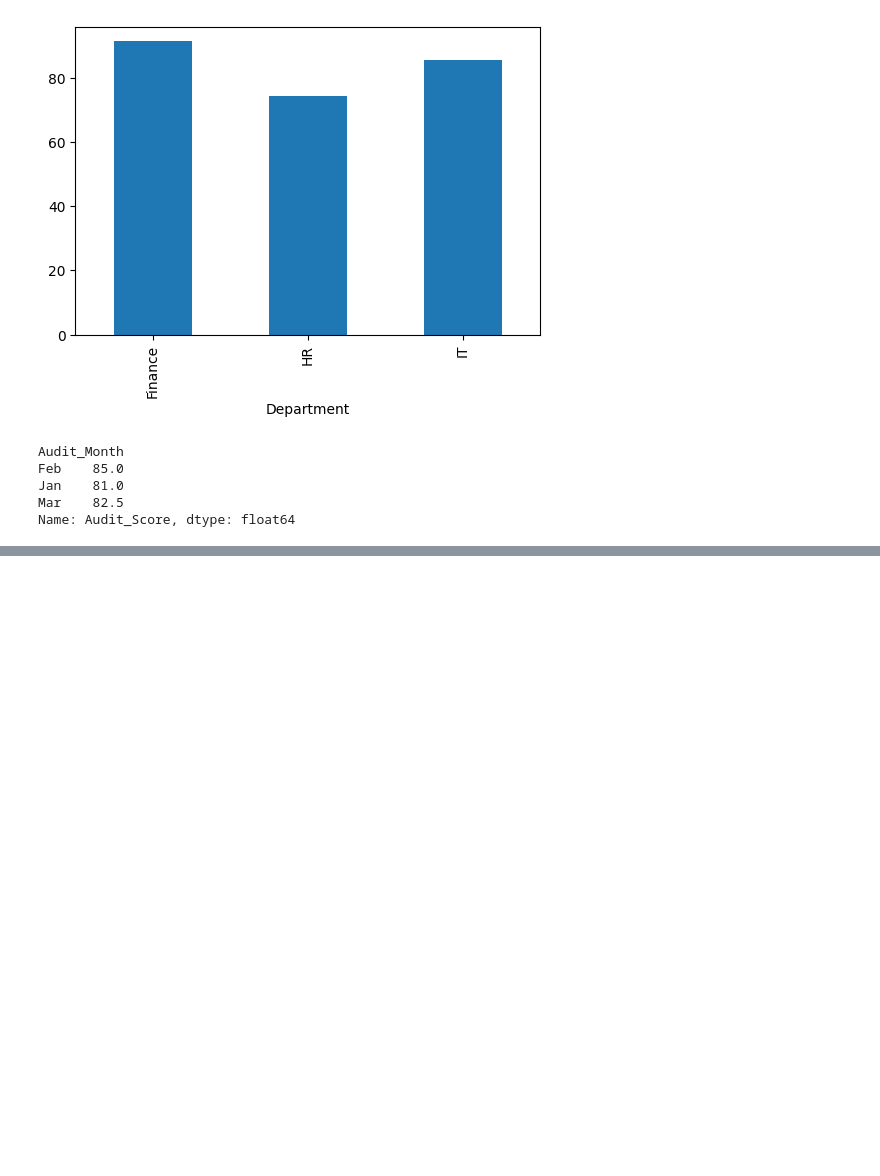
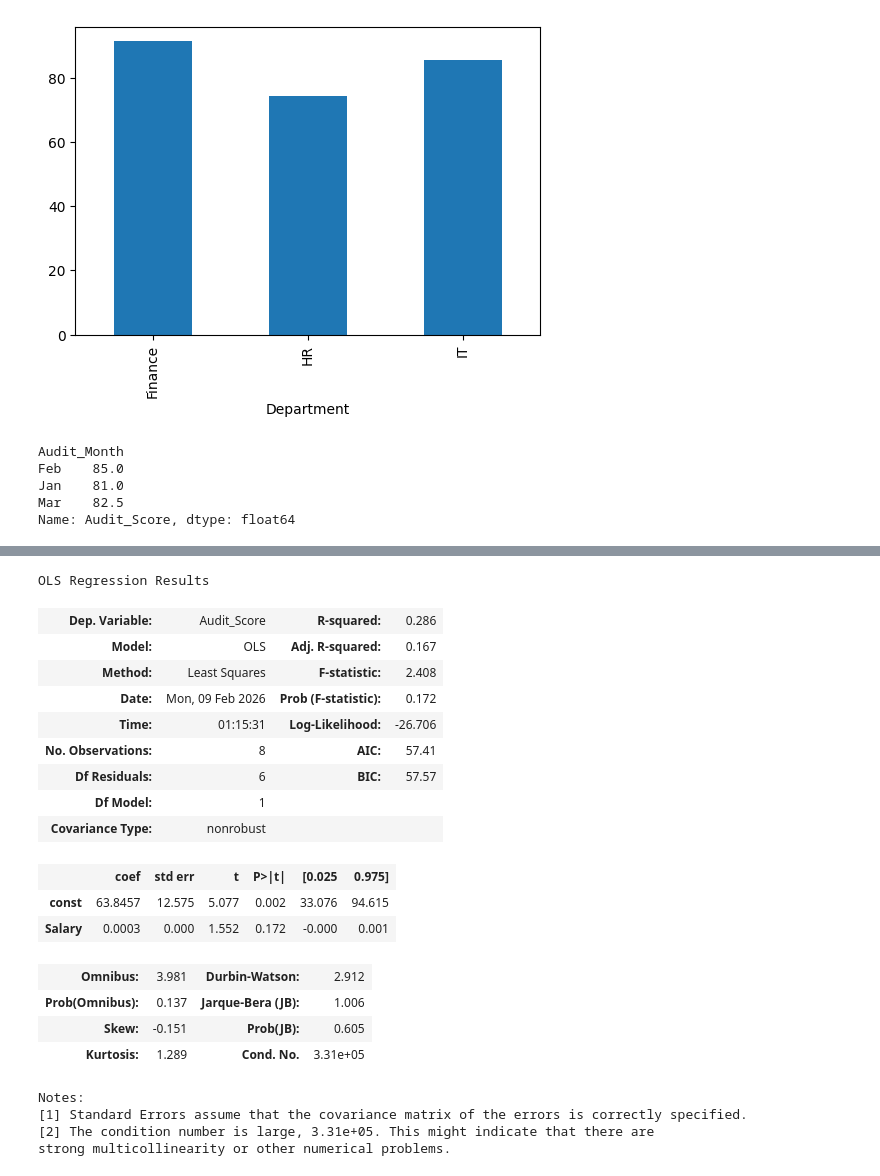
Before and after one commit to nikhilniksss/Python-Programming, a Jupyter notebook: assessment_script.ipynb, the cells around one changed output, grey strips where cells are left out. Saved outputs shown, nothing was run; the diff lists cells and outputs as text; code cells hidden in the pictures; blank space fills up the shorter version.

```diff
--- a/assessment_script.ipynb
+++ b/assessment_script.ipynb
@@ -143,0 +166,30 @@ Name: Audit_Score, dtype: float64
+# %%
+import statsmodels.api as sm
+
+X = sm.add_constant(combined_data["Salary"])
+y = combined_data["Audit_Score"]
+
+model = sm.OLS(y, X).fit()
+model.summary()
+# %% [output]
+OLS Regression Results
+| Dep. Variable: | Audit_Score | R-squared: | 0.286 |
+| Model: | OLS | Adj. R-squared: | 0.167 |
+| Method: | Least Squares | F-statistic: | 2.408 |
+| Date: | Mon, 09 Feb 2026 | Prob (F-statistic): | 0.172 |
+| Time: | 01:15:31 | Log-Likelihood: | -26.706 |
+| No. Observations: | 8 | AIC: | 57.41 |
+| Df Residuals: | 6 | BIC: | 57.57 |
+| Df Model: | 1 |  |  |
+| Covariance Type: | nonrobust |  |  |
+|  | coef | std err | t | P>|t| | [0.025 | 0.975] |
+| const | 63.8457 | 12.575 | 5.077 | 0.002 | 33.076 | 94.615 |
+| Salary | 0.0003 | 0.000 | 1.552 | 0.172 | -0.000 | 0.001 |
+| Omnibus: | 3.981 | Durbin-Watson: | 2.912 |
+| Prob(Omnibus): | 0.137 | Jarque-Bera (JB): | 1.006 |
+| Skew: | -0.151 | Prob(JB): | 0.605 |
+| Kurtosis: | 1.289 | Cond. No. | 3.31e+05 |
+Notes:
+[1] Standard Errors assume that the covariance matrix of the errors is correctly specified.
+[2] The condition number is large, 3.31e+05. This might indicate that there are
+strong multicollinearity or other numerical problems.
```
Also changed, not shown: parts of 5 cells of this notebook.
